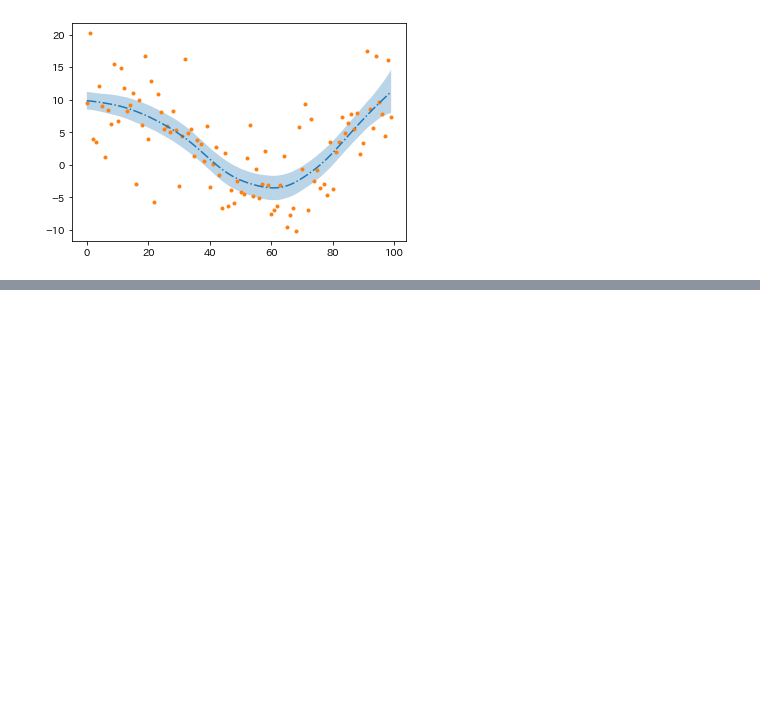
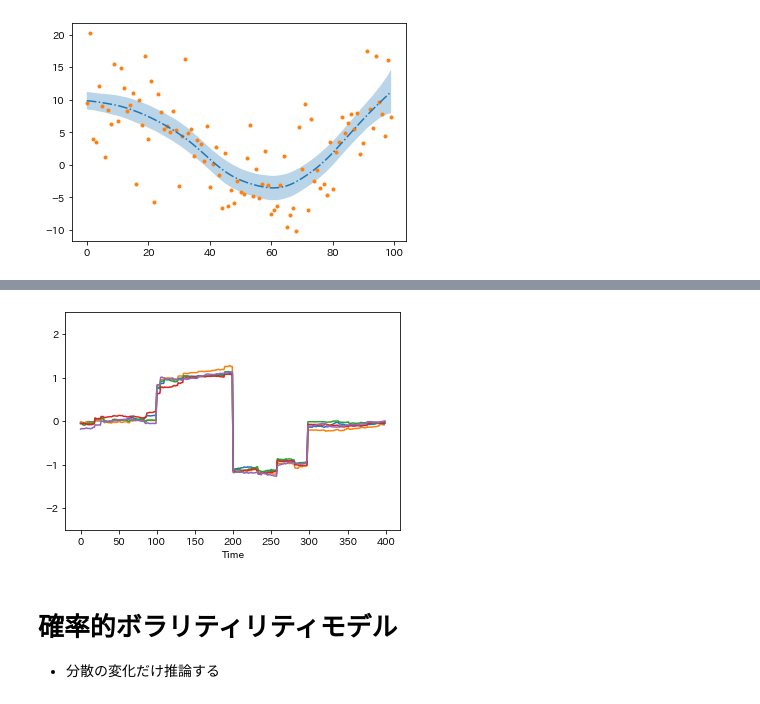
Before and after one commit to gomi-kuzu/practice_bayes_by_py, a Jupyter notebook: Ud_NPR_Ad_Sec6.ipynb, the cells around one changed output, grey strips where cells are left out. Cells and saved outputs as stored; diff of their text form; code cells hidden in the pictures; blank space fills up the shorter version.

```diff
--- a/Ud_NPR_Ad_Sec6.ipynb
+++ b/Ud_NPR_Ad_Sec6.ipynb
@@ -160,0 +244,10 @@ plt.fill_between(t, pi[0, :], pi[1, :], alpha=0.3);
+# %%
+plt.figure()
+plt.plot(u_samled[:5, :].T)
+plt.ylim([-2.5, 2.5])
+plt.xlabel("Time");
+# %% [output]
+[figure, added]
+# %% [markdown]
+# 確率的ボラリティリティモデル
+- 分散の変化だけ推論する
```
Also changed, not shown: parts of 26 cells of this notebook.
